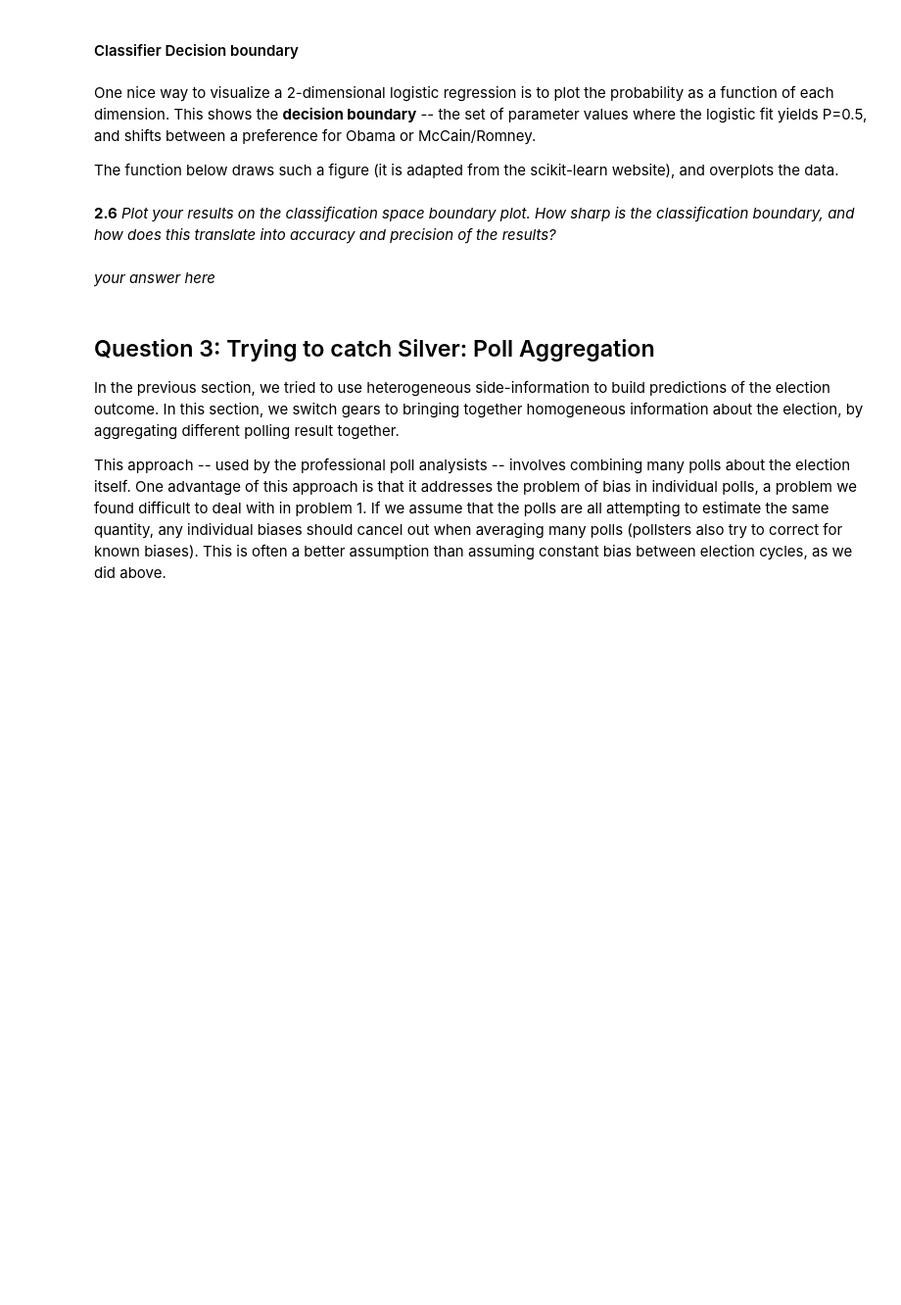
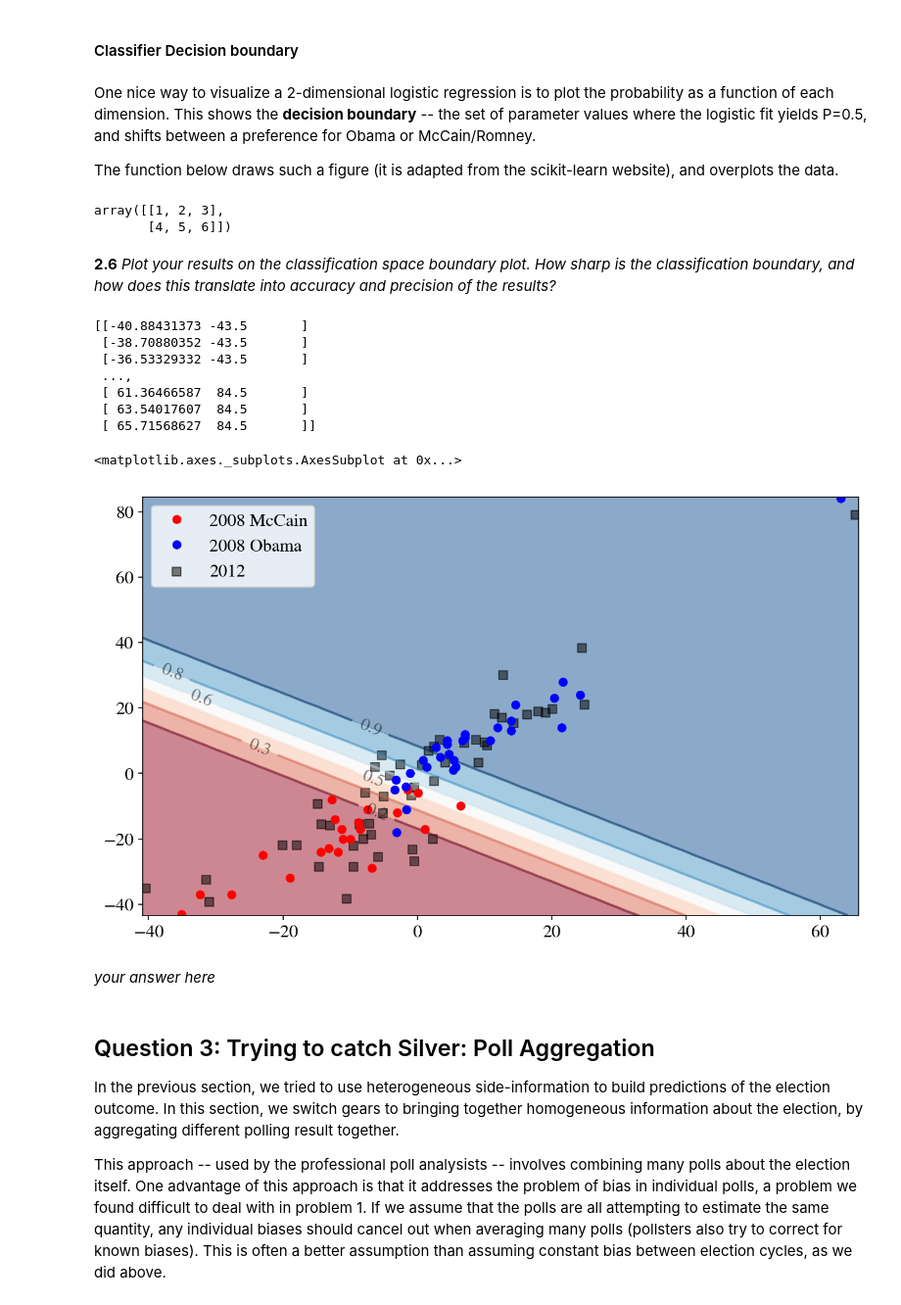
Before and after one commit to tlsky07/content, a Jupyter notebook: HW2.ipynb, the cells around one changed output. Shown at 98% size. Cells and saved outputs as stored; diff of their text form; code cells hidden in the pictures; blank space fills up the shorter version.

```diff
--- a/HW2.ipynb
+++ b/HW2.ipynb
@@ -1061,6 +1116,14 @@ def cv_and_fit(frame2008, frame2012, featureslist, n_folds=5):
 One nice way to visualize a 2-dimensional logistic regression is to plot the probability as a function of each dimension. This shows the **decision boundary** -- the set of parameter values where the logistic fit yields P=0.5, and shifts between a preference for Obama or McCain/Romney.
 
 The function below draws such a figure (it is adapted from the scikit-learn website), and overplots the data.
+# %%
+xxx, yyy = np.meshgrid(np.linspace(5,8,4),np.linspace(1,3,3))
+clf.predict_proba?
+np.r_?
+np.r_['0,2,-1', [1,2,3], [4,5,6]]
+# %% [output]
+array([[1, 2, 3],
+       [4, 5, 6]])
 # %%
 from matplotlib.colors import ListedColormap
 def points_plot(e2008, e2012, clf):
@@ -1104,6 +1168,17 @@ def points_plot(e2008, e2012, clf):
 **2.6** *Plot your results on the classification space boundary plot. How sharp is the classification boundary, and how does this translate into accuracy and precision of the results?*
 # %%
 #your code here
+points_plot(e2008, e2012, clf)
+# %% [output]
+[[-40.88431373 -43.5       ]
+ [-38.70880352 -43.5       ]
+ [-36.53329332 -43.5       ]
+ ...,
+ [ 61.36466587  84.5       ]
+ [ 63.54017607  84.5       ]
+ [ 65.71568627  84.5       ]]
+<matplotlib.axes._subplots.AxesSubplot at 0x...>
+[figure, added]
 # %% [markdown]
 *your answer here*
 # %% [markdown]
```
Also changed, not shown: parts of 35 cells of this notebook, 1 other file.
